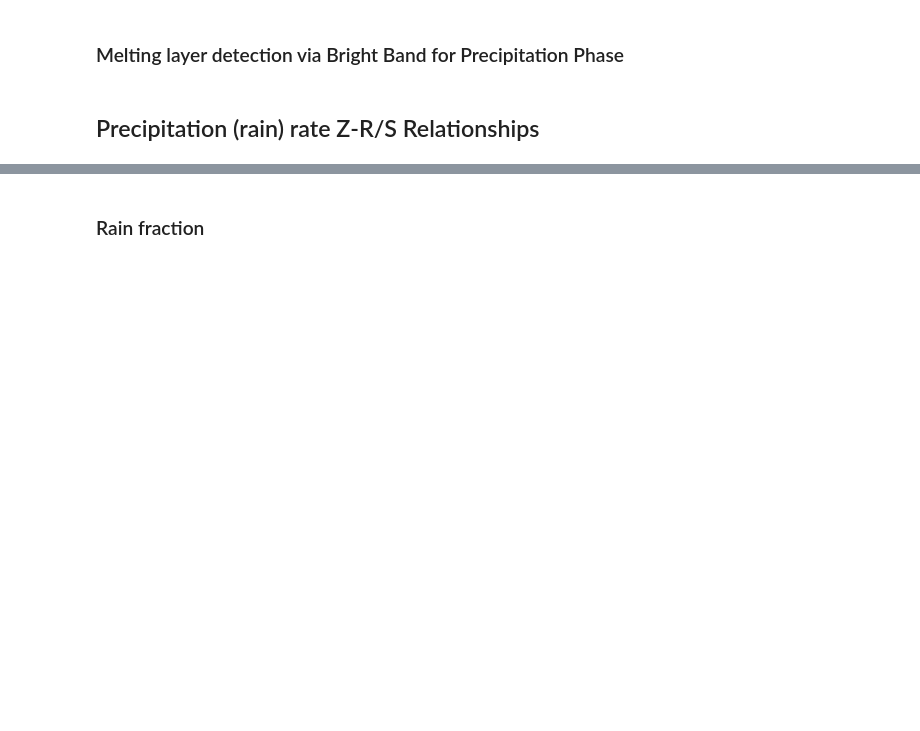
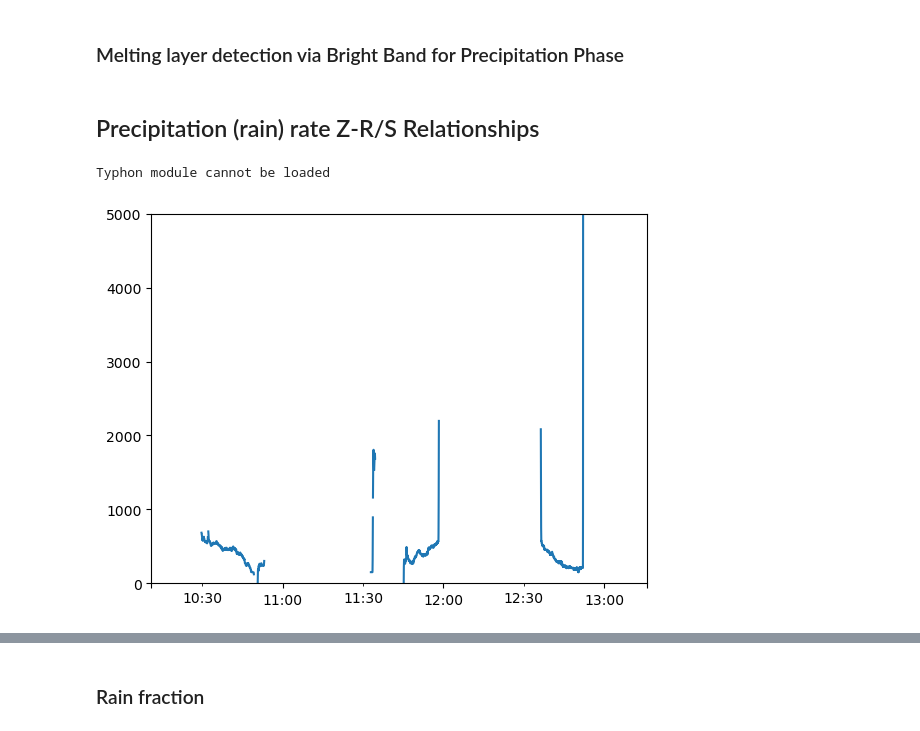
Before and after one commit to hdorff94/HALO_AC3_AR_Budget_Closure, a Jupyter notebook: notebooks/internal_radar_precipitation.ipynb, the cells around one changed output, grey strips where cells are left out. Cells and saved outputs as stored; diff of their text form; code cells hidden in the pictures; blank space fills up the shorter version.

```diff
--- a/notebooks/internal_radar_precipitation.ipynb
+++ b/notebooks/internal_radar_precipitation.ipynb
@@ -58,7 +1164,7 @@ flight=["RF05"]
 reflectivity_for_snow="Z_g"
 sector_to_plot="warm"
 take_arbitary=True
-do_plotting=False
+do_plotting=True
 calibrated_radar=True
 
 from simplified_flight_leg_handling import simplified_run_grid_main
@@ -72,7 +1178,6 @@ flight_dates={
     "RF05":"20220315",
     "RF06":"20220316",
     "RF16":"20220410"}
-#halo_era5
 # %% [markdown]
 ## reanalysis dataset (if needed load)
 # %%
@@ -413,14 +1507,17 @@ def take_correct_precipitation_rates(zg_series_dict,surface_mask,bb_mask,z_for_s
 # %%
 import halodataplot
 # Radar reflectivity
 processed_radar=halodataplot.replace_fill_and_missing_values_to_nan(
-                                processed_radar,["dBZg","Zg","Ze",
+                                processed_radar,["dBZg","Zg",
                                                  "LDRg","VELg",
                                                  "radar_flag"])
 
 mlayer_height,low_ldr_df,ldr_cutted_df,bb_mask=find_melting_layer(processed_radar)
 if do_plotting:
     mlayer_height.plot(ylim=[0,5000])
+# %% [output]
+Typhon module cannot be loaded
+[figure, added]
 # %%
 precip_type_series,zg_series=classify_precipitation_type(processed_radar,mlayer_height,bb_mask)
 surface_mask=pd.Series(data=np.array(processed_radar["radar_flag"][:,0]),
```
Also changed, not shown: parts of 40 cells of this notebook, 12 other files.
